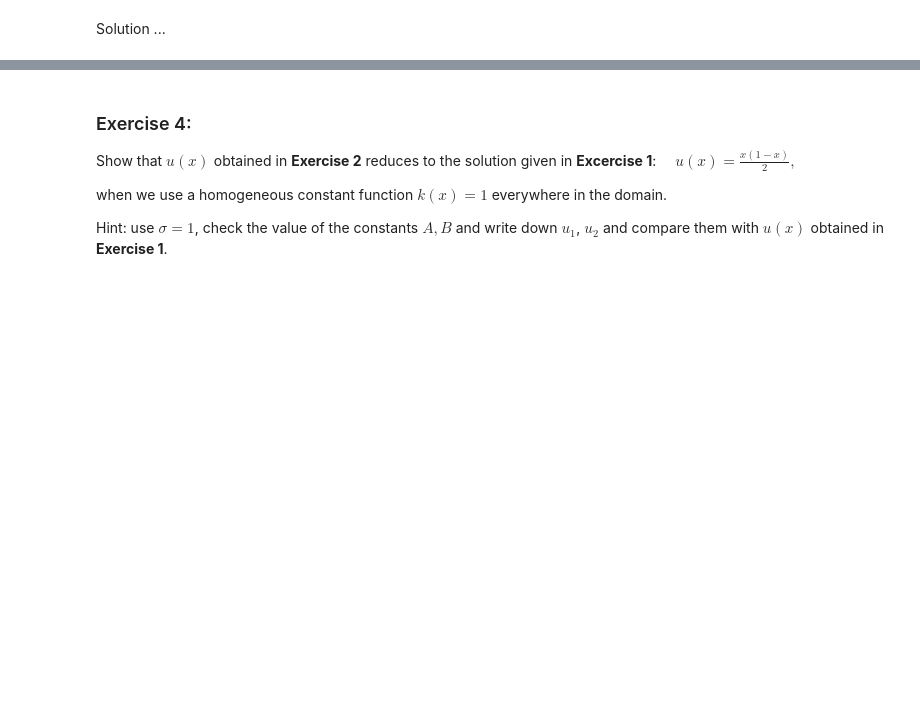
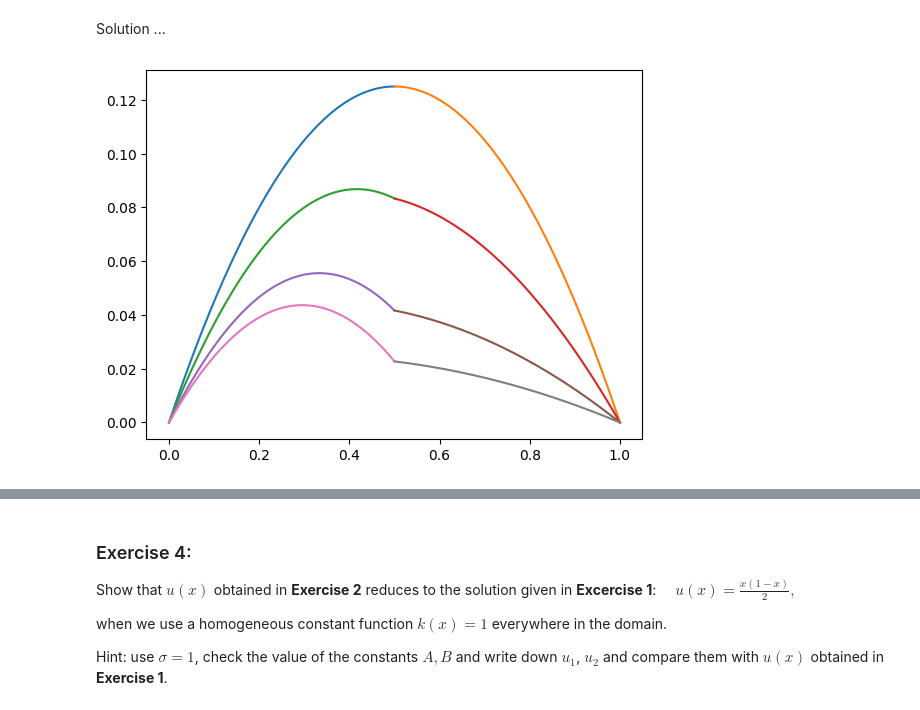
Before and after one commit to kalle6452/PDE, a Jupyter notebook: lab02.ipynb, the cells around one changed output, grey strips where cells are left out. Drawn from its saved outputs; the diff is of its cells as text; code cells hidden in the pictures; blank space fills up the shorter version.

```diff
--- a/lab02.ipynb
+++ b/lab02.ipynb
@@ -130,3 +130,19 @@ Implement a plotting routine below that plots $u(x)$ from **Exercise 2** for a g
 **3)** Choose $\sigma=5$ and $u'(x)$ and $k(x)u'(x)$. Are these functions continuous?
 # %% [markdown]
 Solution ...
+# %%
+# 1)
+sigma = [1,2,5,10]
+j = 0
+for i in sigma:
+    x = np.linspace(0,0.5,1000)
+    A = (sigma[j] + 3)/(4*(sigma[j] + 1))
+    y = A*x-(x**2)/2
+    plt.plot(x,y)
+    x = np.linspace(0.5,1,1000)
+    y = (1/sigma[j])*(A*x+0.5-A-(x**2)/2)
+    plt.plot(x,y)
+    j += 1
+# 2) som vi kan se blir amplituden på u1(x) lägre ju högre sigma vi använder och u2(x) får en svagare negativ lutning
+# %% [output]
+[figure, added]
```
Also changed, not shown: parts of 4 cells of this notebook.
